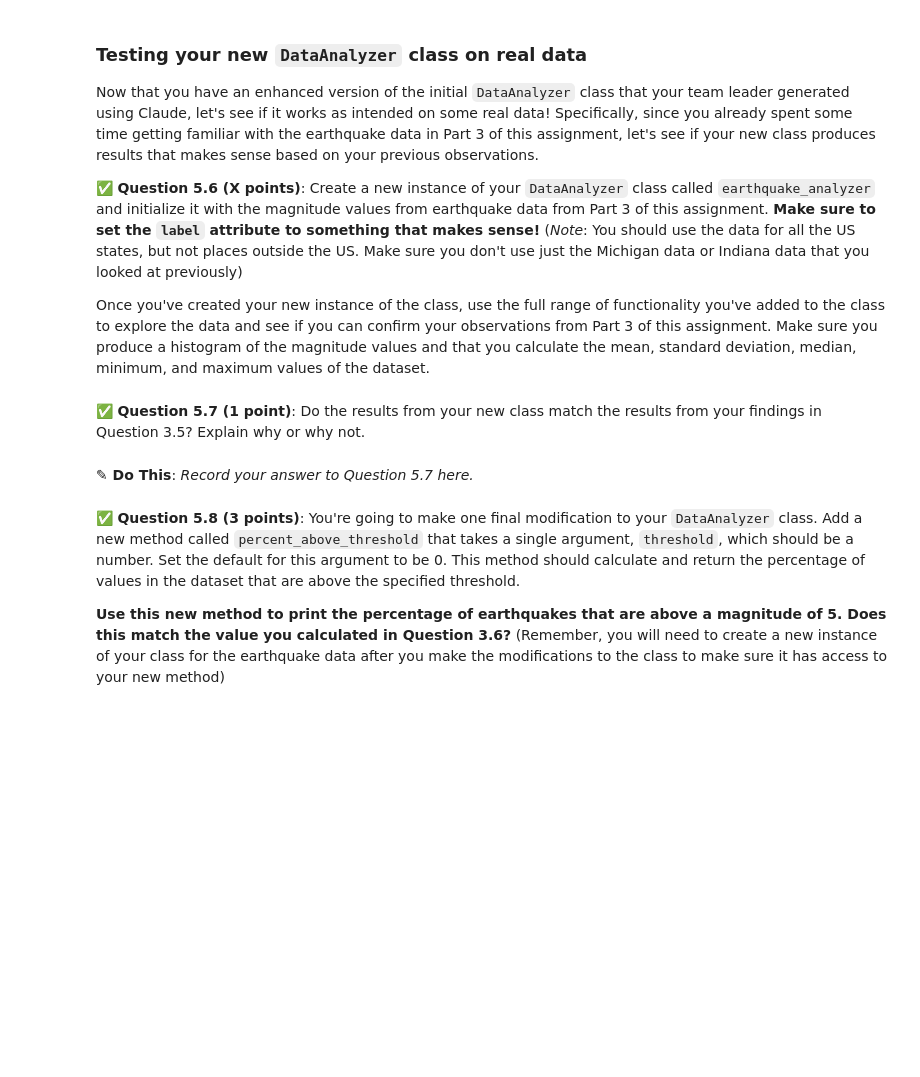
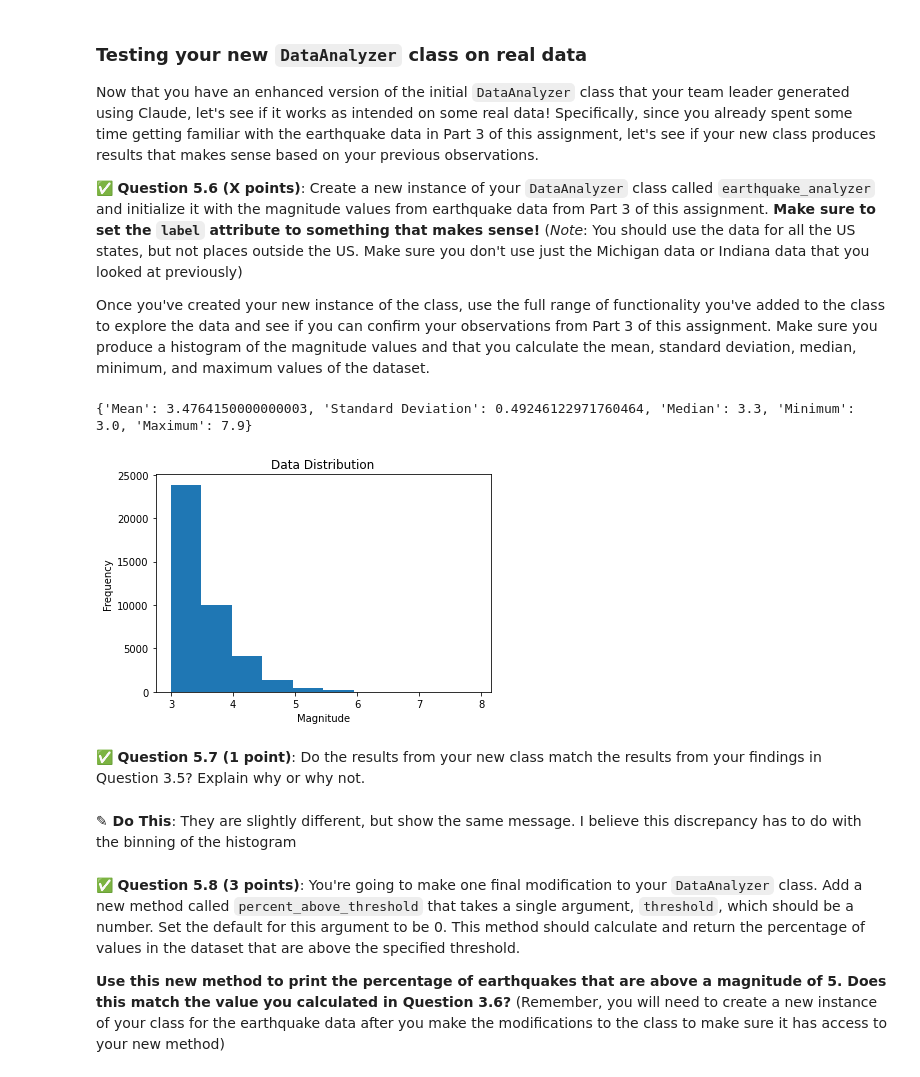
Before and after one commit to BraydenDillon/CMSE202-f23-turnin, a Jupyter notebook: hw-01/HW-01_GitPracticeDebuggingPythonPackagesAndClasses-STUDENT.ipynb, the cells around one changed output. Cells and saved outputs as stored; diff of their text form; code cells hidden in the pictures; blank space fills up the shorter version.

```diff
--- a/hw-01/HW-01_GitPracticeDebuggingPythonPackagesAndClasses-STUDENT.ipynb
+++ b/hw-01/HW-01_GitPracticeDebuggingPythonPackagesAndClasses-STUDENT.ipynb
@@ -574,7 +574,7 @@ It is recommended that you recreate your original map from Question 4.1 in your
 indi = folium.Map((39.77, -86.16), zoom_start = 7, tiles = 'Stamen Toner')
 for i in range(len(indiquake)):
 
-    radius = indiquake.iloc[i, 3]
+    radius = indiquake.iloc[i, 3] *5
     folium.CircleMarker(
         location = (indiquake.iloc[i, 1], indiquake.iloc[i, 2]),
         radius = radius,
@@ -665,8 +669,9 @@ import numpy as np
 class DataAnalyzer:
     # The init method initializes the class instance
     # and saves the input data as an attribute
-    def __init__(self, data):
+    def __init__(self, data, label):
         self.data = data
+        self.label = label
 
     # Computes the mean of the data
     def mean(self):
@@ -676,15 +681,41 @@ class DataAnalyzer:
     def std(self):
         return np.std(self.data)
 
+    def median(self):
+        return np.median(self.data)
+
+    def find_extreme(self, extreme):
+        if extreme == 'min':
+            return np.min(self.data)
+        elif extreme == 'max':
+            return np.max(self.data)
+        else:
+            return "find_extreme method can only accept arguments 'min' or 'max'"
+
     # Generates a histogram plot of the data
     # Uses matplotlib to create the plot
     def plot_histogram(self):
         import matplotlib.pyplot as plt
         plt.hist(self.data)
         plt.title('Data Distribution')
-        plt.xlabel('Value')
+        plt.xlabel(self.label)
         plt.ylabel('Frequency')
         plt.show()
+
+    # generate_summary_stats calculates the mean, standard deviation, median, minimum, and maximum values of the dataset
+    # and stores them as a new attribute in the form of a dictionary called summary_stats
+    def generate_summary_stats(self, display = False):
+        self.summary_stats = {'Mean':np.mean(self.data), "Standard Deviation": np.std(self.data), "Median": np.median(self.data),
+                        'Minimum': np.min(self.data), 'Maximum': np.max(self.data)}
+        if display == True:
+            print(self.summary_stats)
+
+    def percent_above_threshold(self, threshold = 0):
+        big = 0
+        for i in self.data:
+            if i > threshold:
+                big += 1
+        return big/len(self.data) * 100
 # %% [markdown]
 &#9989; **Question 5.1 (3 points)**: Create a new class method called `median` that calculates and returns the median of the dataset. You should be able to use the `mean` and `std` functions that are already defined in the class to help you with this.
 
@@ -761,10 +809,17 @@ Now that you have an enhanced version of the initial `DataAnalyzer` class that y
 Once you've created your new instance of the class, use the full range of functionality you've added to the class to explore the data and see if you can confirm your observations from Part 3 of this assignment. Make sure you produce a histogram of the magnitude values and that you calculate the mean, standard deviation, median, minimum, and maximum values of the dataset.
 # %%
 ### Put your code here
+earthquake_analyzer = DataAnalyzer(complete_data['mag'], label = 'Magnitude')
+earthquake_analyzer.generate_summary_stats(display = True)
+
+earthquake_analyzer.plot_histogram()
+# %% [output]
+{'Mean': 3.4764150000000003, 'Standard Deviation': 0.49246122971760464, 'Median': 3.3, 'Minimum': 3.0, 'Maximum': 7.9}
+[figure, added]
 # %% [markdown]
 &#9989; **Question 5.7 (1 point)**:  Do the results from your new class match the results from your findings in Question 3.5? Explain why or why not.
-# %% [markdown]
-**<font size=+3>&#9998;</font> Do This**: *Record your answer to Question 5.7 here.*
+# %% [markdown]
+**<font size=+3>&#9998;</font> Do This**: They are slightly different, but show the same message. I believe this discrepancy has to do with the binning of the histogram
 # %% [markdown]
 &#9989; **Question 5.8 (3 points)**: You're going to make one final modification to your `DataAnalyzer` class. Add a new method called `percent_above_threshold` that takes a single argument, `threshold`, which should be a number. Set the default for this argument to be 0. This method should calculate and return the percentage of values in the dataset that are above the specified threshold.
 
```
Also changed, not shown: parts of 7 cells of this notebook.
